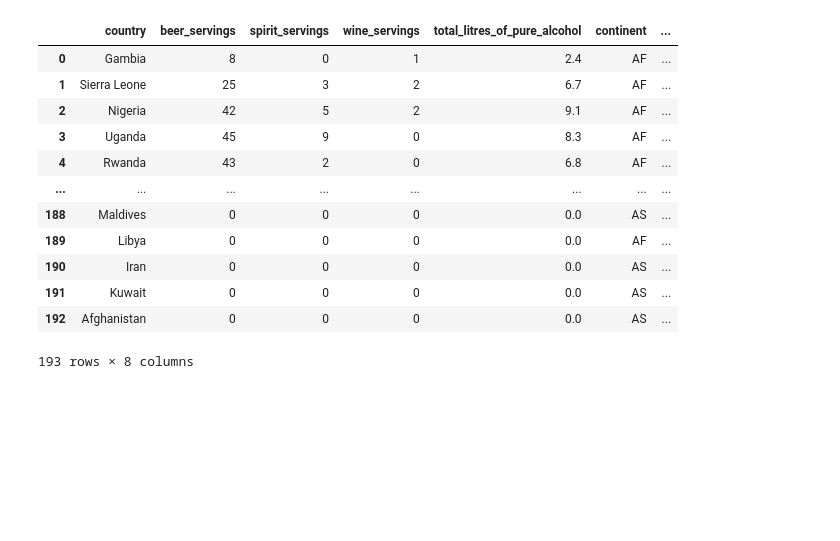
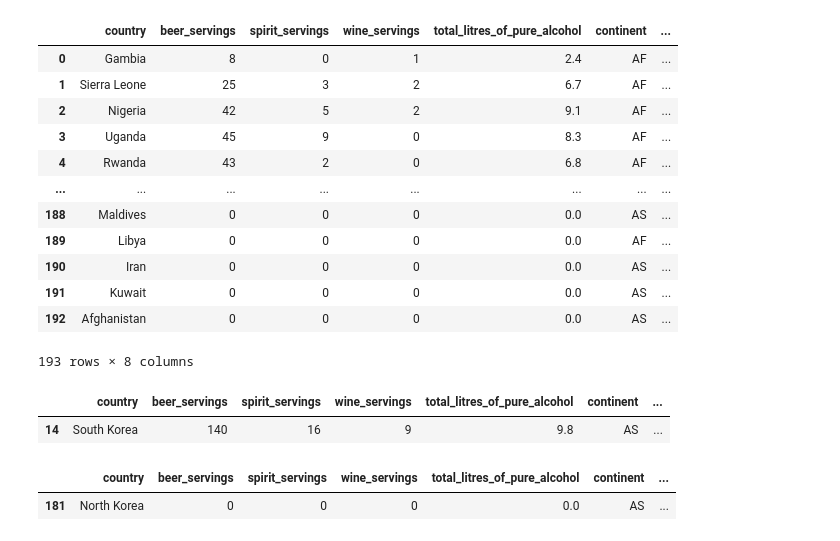
Before and after one commit to youngsang114/python-work, a Jupyter notebook: 230407/06_drinks.ipynb, the cells around one changed output. Saved outputs shown, nothing was run; the diff lists cells and outputs as text; code cells hidden in the pictures; blank space fills up the shorter version.

```diff
--- a/230407/06_drinks.ipynb
+++ b/230407/06_drinks.ipynb
@@ -140,3 +158,13 @@ drinks.sort_values('alcohol_rate',ascending= False,ignore_index=True)
 | 191 | Kuwait | 0 | 0 | 0 | 0.0 | AS | ... |
 | 192 | Afghanistan | 0 | 0 | 0 | 0.0 | AS | ... |
 193 rows × 8 columns
+# %%
+drinks_rank.loc[drinks_rank['country']=='South Korea']
+# %% [output]
+|  | country | beer_servings | spirit_servings | wine_servings | total_litres_of_pure_alcohol | continent | ... |
+| 14 | South Korea | 140 | 16 | 9 | 9.8 | AS | ... |
+# %%
+drinks_rank.loc[drinks_rank['country']=='North Korea']
+# %% [output]
+|  | country | beer_servings | spirit_servings | wine_servings | total_litres_of_pure_alcohol | continent | ... |
+| 181 | North Korea | 0 | 0 | 0 | 0.0 | AS | ... |
```
Also changed, not shown: parts of 3 cells of this notebook, 8 other files.
